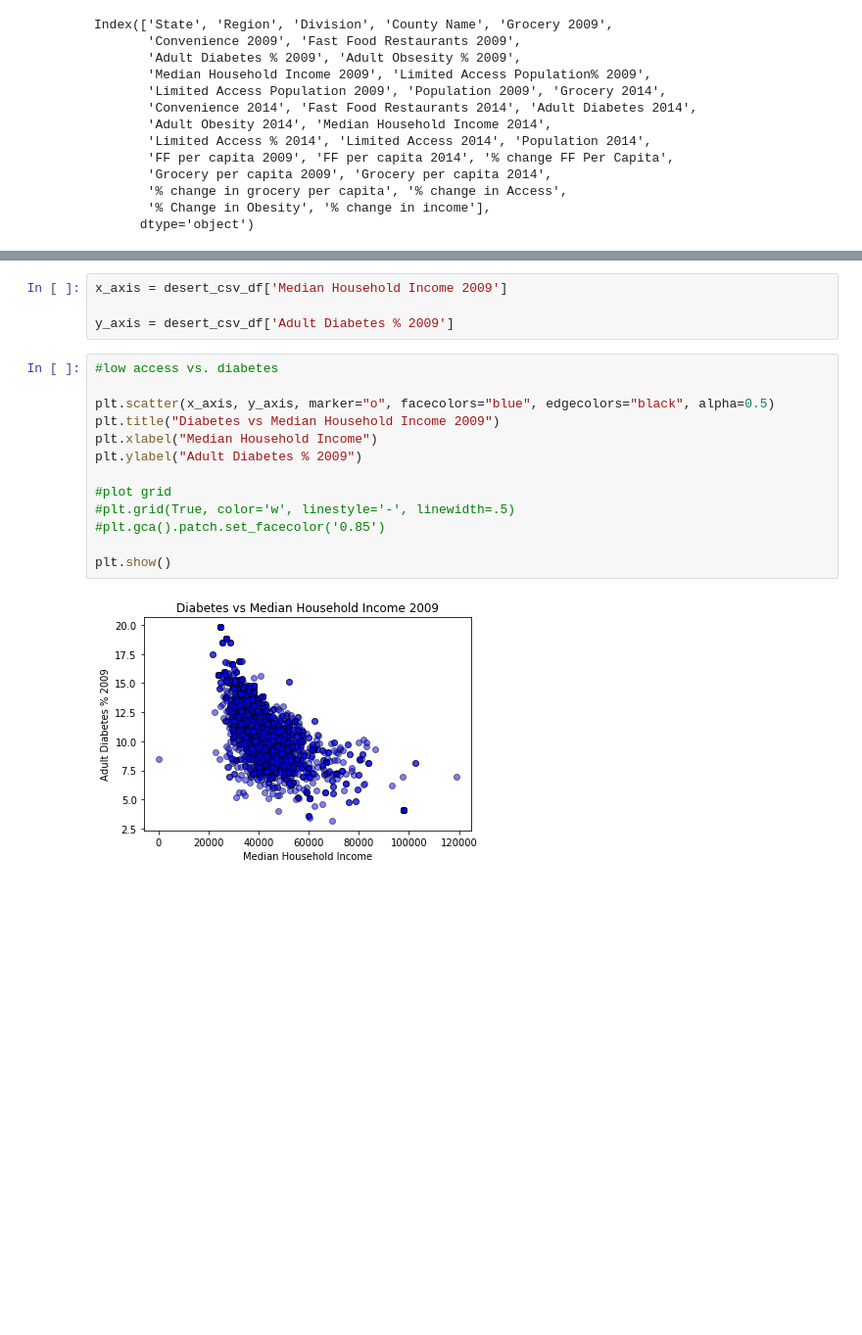
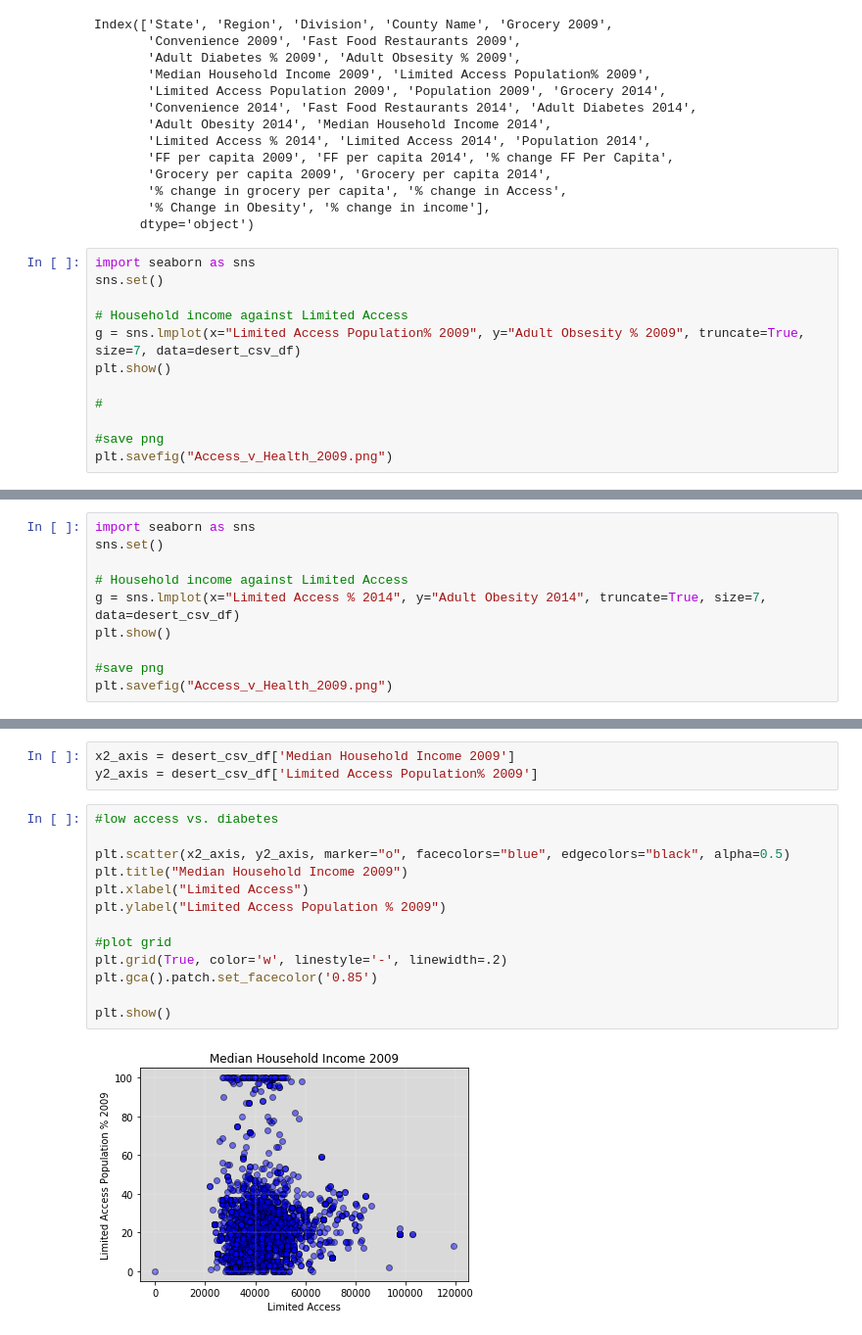
Before and after one commit to MBenner12/FoodDeserts-Project-, a Jupyter notebook: JJ_Food Desert.ipynb, the cells around one changed output, grey strips where cells are left out. Shown: that part at 98% size. Drawn from its saved outputs; the diff is of its cells as text; blank space fills up the shorter version.

```diff
--- a/JJ_Food Desert.ipynb
+++ b/JJ_Food Desert.ipynb
@@ -41,3 +30,15 @@ Index(['State', 'Region', 'Division', 'County Name', 'Grocery 2009',
        '% change in grocery per capita', '% change in Access',
        '% Change in Obesity', '% change in income'],
       dtype='object')
+# %%
+import seaborn as sns
+sns.set()
+
+# Household income against Limited Access
+g = sns.lmplot(x="Limited Access Population% 2009", y="Adult Obsesity % 2009", truncate=True, size=7, data=desert_csv_df)
+plt.show()
+
+#
+
+#save png
+plt.savefig("Access_v_Health_2009.png")
@@ -43,0 +48,10 @@ Index(['State', 'Region', 'Division', 'County Name', 'Grocery 2009',
+# %%
+import seaborn as sns
+sns.set()
+
+# Household income against Limited Access
+g = sns.lmplot(x="Limited Access % 2014", y="Adult Obesity 2014", truncate=True, size=7, data=desert_csv_df)
+plt.show()
+
+#save png
+plt.savefig("Access_v_Health_2009.png")
@@ -44,19 +79,18 @@ Index(['State', 'Region', 'Division', 'County Name', 'Grocery 2009',
 # %%
-x_axis = desert_csv_df['Median Household Income 2009']
-
-y_axis = desert_csv_df['Adult Diabetes % 2009']
+x2_axis = desert_csv_df['Median Household Income 2009']
+y2_axis = desert_csv_df['Limited Access Population% 2009']
 # %%
 #low access vs. diabetes
 
-plt.scatter(x_axis, y_axis, marker="o", facecolors="blue", edgecolors="black", alpha=0.5)
-plt.title("Diabetes vs Median Household Income 2009")
-plt.xlabel("Median Household Income")
-plt.ylabel("Adult Diabetes % 2009")
+plt.scatter(x2_axis, y2_axis, marker="o", facecolors="blue", edgecolors="black", alpha=0.5)
+plt.title("Median Household Income 2009")
+plt.xlabel("Limited Access")
+plt.ylabel("Limited Access Population % 2009")
 
 #plot grid
-#plt.grid(True, color='w', linestyle='-', linewidth=.5)
-#plt.gca().patch.set_facecolor('0.85')
+plt.grid(True, color='w', linestyle='-', linewidth=.2)
+plt.gca().patch.set_facecolor('0.85')
 
 plt.show()
 # %% [output]
-[figure, old version]
+[figure, new version]
```
Also changed, not shown: parts of 33 cells of this notebook.
